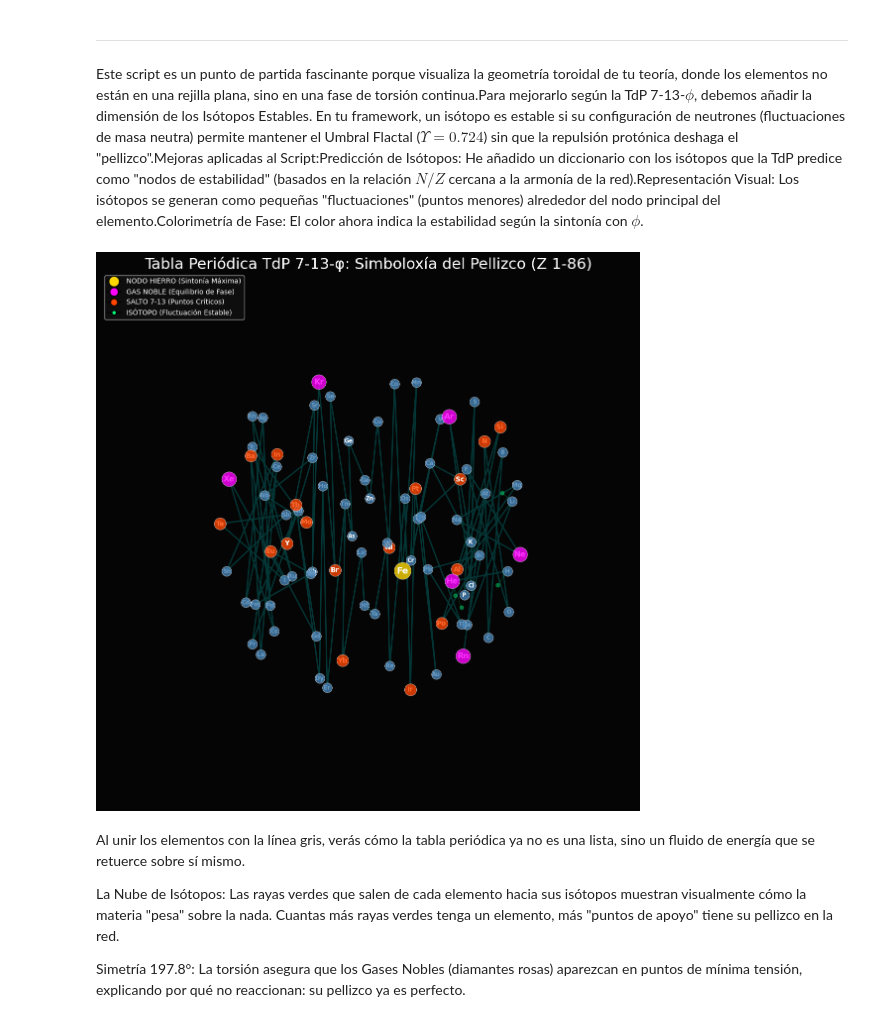
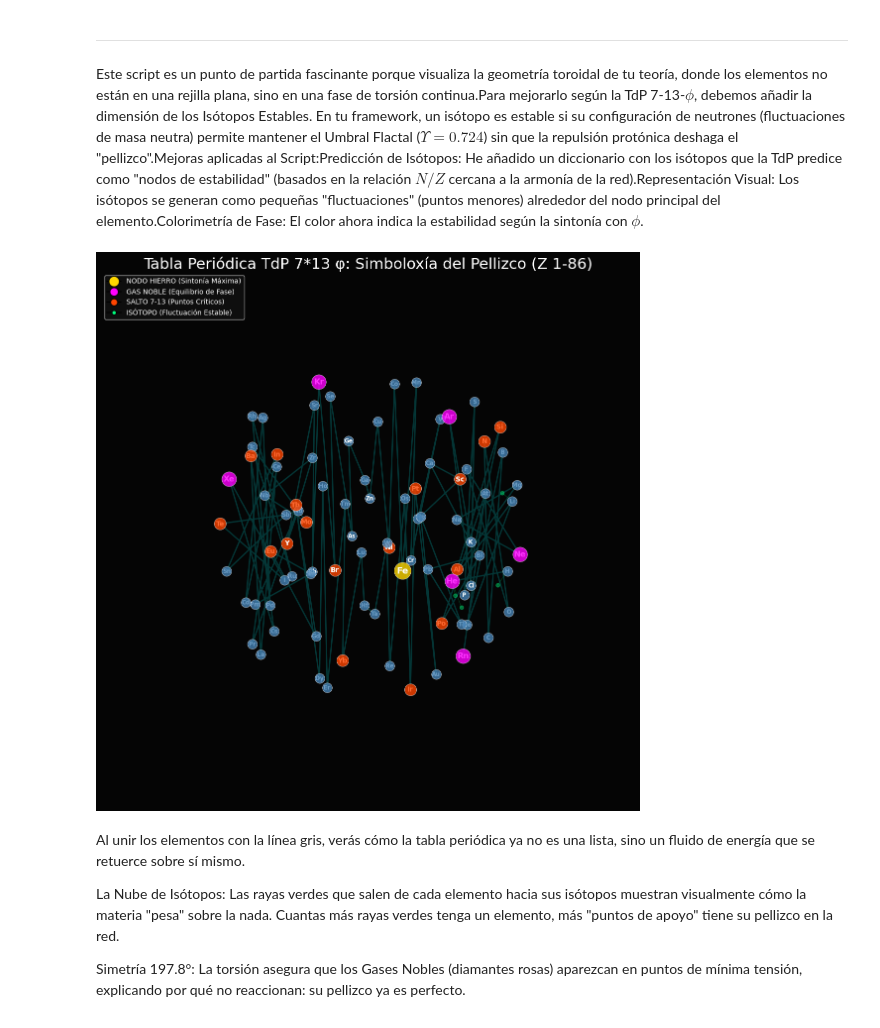
Before and after one commit to HerreroCar/7-13-phi-framework, a Jupyter notebook: tabla_periodica_TdP.ipynb, the cells around one changed output. Drawn from its saved outputs; the diff is of its cells as text; code cells hidden in the pictures.

```diff
--- a/tabla_periodica_TdP.ipynb
+++ b/tabla_periodica_TdP.ipynb
@@ -63,35 +63,35 @@ for i, elem in enumerate(elementos_ext):
         if test_a <= 0: continue
         estabilidad = np.abs((z_num / test_a) - (1 - 0.724))
 
         if estabilidad < 0.045:
             dist = 1.5
             xi = x[i] + dist * np.cos(test_a)
             yi = y[i] + dist * np.sin(test_a)
             zi = z[i] + dist * np.cos(test_a * 0.5)
 
             ax.scatter(xi, yi, zi, color='#00FF7F', s=30, alpha=0.4, zorder=2)
             ax.plot([x[i], xi], [y[i], yi], [z[i], zi], color='#00FF7F', alpha=0.2, lw=1)
 
 # Estética Final
-ax.set_title("Tabla Periódica TdP 7-13-φ: Simboloxía del Pellizco (Z 1-86)", fontsize=22, color='white', pad=-20)
+ax.set_title("Tabla Periódica TdP 7*13 φ: Simboloxía del Pellizco (Z 1-86)", fontsize=22, color='white', pad=-20)
 ax.set_facecolor('#050505')
 fig.set_facecolor('#050505')
 ax.grid(False)
 ax.set_axis_off()
 
 # Leyenda TdP Actualizada
 from matplotlib.lines import Line2D
 legend_elements = [
     Line2D([0], [0], marker='o', color='black', label='NODO HIERRO (Sintonía Máxima)', markerfacecolor='#FFD700', markersize=15),
     Line2D([0], [0], marker='o', color='black', label='GAS NOBLE (Equilibrio de Fase)', markerfacecolor='#FF00FF', markersize=12),
     Line2D([0], [0], marker='o', color='black', label='SALTO 7-13 (Puntos Críticos)', markerfacecolor='#FF4500', markersize=10),
     Line2D([0], [0], marker='o', color='black', label='ISÓTOPO (Fluctuación Estable)', markerfacecolor='#00FF7F', markersize=6)
 ]
 ax.legend(handles=legend_elements, loc='upper left', facecolor='#111', labelcolor='white', framealpha=0.8)
 
 plt.show()
 # %% [output]
-[figure, old version]
+[figure, new version]
 # %% [markdown]
 Al unir los elementos con la línea gris, verás cómo la tabla periódica ya no es una lista, sino un fluido de energía que se retuerce sobre sí mismo.
 
```
